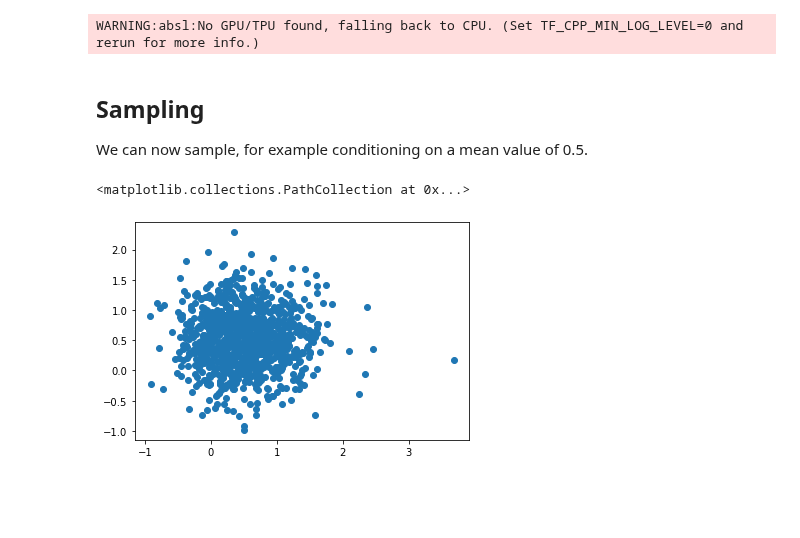
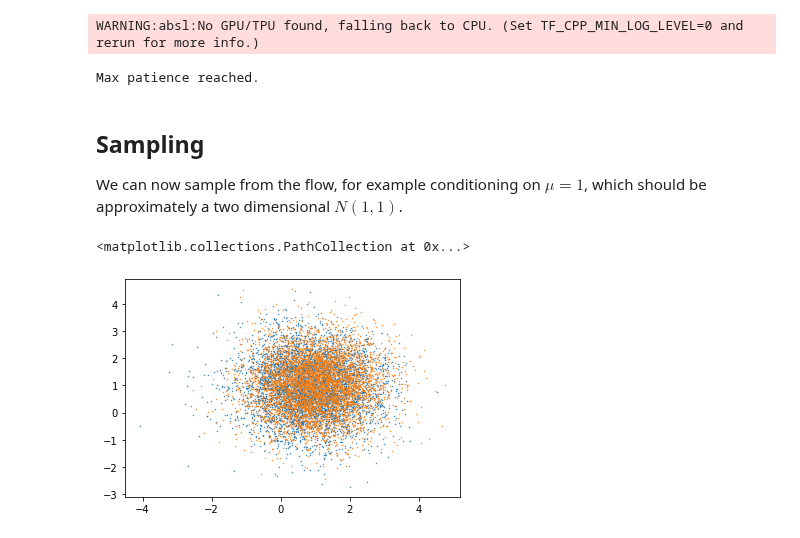
Before and after one commit to danielward27/flowjax, a Jupyter notebook: examples/conditional_density_estimation.ipynb, the cells around one changed output. Saved outputs shown, nothing was run; the diff lists cells and outputs as text; code cells hidden in the pictures; blank space fills up the shorter version.

Commit message:
Update examples

```diff
--- a/examples/conditional_density_estimation.ipynb
+++ b/examples/conditional_density_estimation.ipynb
@@ -13,6 +17,6 @@ config.update("jax_debug_nans", True)
 # %%
 key, x_key, cond_key = random.split(random.PRNGKey(0), 3)
 cond = random.uniform(cond_key, (10000, 1), minval=-1, maxval=1)
-x = random.normal(x_key, (10000, 2))*0.5 + cond
+x = random.normal(x_key, (10000, 2)) + cond
 # %% [output]
 WARNING:absl:No GPU/TPU found, falling back to CPU. (Set TF_CPP_MIN_LOG_LEVEL=0 and rerun for more info.)
@@ -21,16 +23,18 @@ from jaxflows.bijections.affine import Affine
 # %%
-key = random.PRNGKey(1)
+key, subkey = random.split(key)
 bijection = CouplingStack(
-    key=key,
-    bijection=RationalQuadraticSpline(K=8, B=4),
+    key=subkey,
+    bijection=RationalQuadraticSpline(K=8, B=5),
     D=x.shape[1],
-    num_layers=8,
+    num_layers=5,
     condition_dim=cond.shape[1])
 
 flow = Flow(bijection, target_dim = x.shape[1])
-key, subkey = random.split(key)
 # %%
-flow, losses = train_flow(flow, key, x, condition=cond, max_epochs=50)
+key, subkey = random.split(key)
+flow, losses = train_flow(flow, subkey, x, condition=cond, max_epochs=50)
+# %% [output]
+Max patience reached.
 # %% [markdown]
 ## Sampling
-We can now sample, for example conditioning on a mean value of 0.5.
+We can now sample from the flow, for example conditioning on $\mu = 1$, which should be approximately a two dimensional $N(1, 1)$.
@@ -41,7 +41,11 @@ sample = flow.sample(random.PRNGKey(0), n, condition=cond_for_sample)
-# %%
-import matplotlib.pyplot as plt
-sample = flow.sample(random.PRNGKey(0), n, condition=cond_for_sample)
-plt.scatter(x = sample[:, 0], y = sample[:, 1])
-# %% [output]
-<matplotlib.collections.PathCollection at 0x...>
-[figure, removed]
+# %%
+n = 5000
+mean_of_one = jnp.ones((n, 1))
+key, flow_key, true_key = random.split(key, 3)
+sample = flow.sample(flow_key, n, condition=mean_of_one)
+true = random.normal(true_key, sample.shape) + 1
+plt.scatter(x = sample[:, 0], y = sample[:, 1], s=0.2, label="flow")
+plt.scatter(x = true[:, 0], y = true[:, 1], s=0.2, label="true")
+# %% [output]
+<matplotlib.collections.PathCollection at 0x...>
+[figure, added]
```
Also changed, not shown: parts of 5 cells of this notebook, 2 other files.
